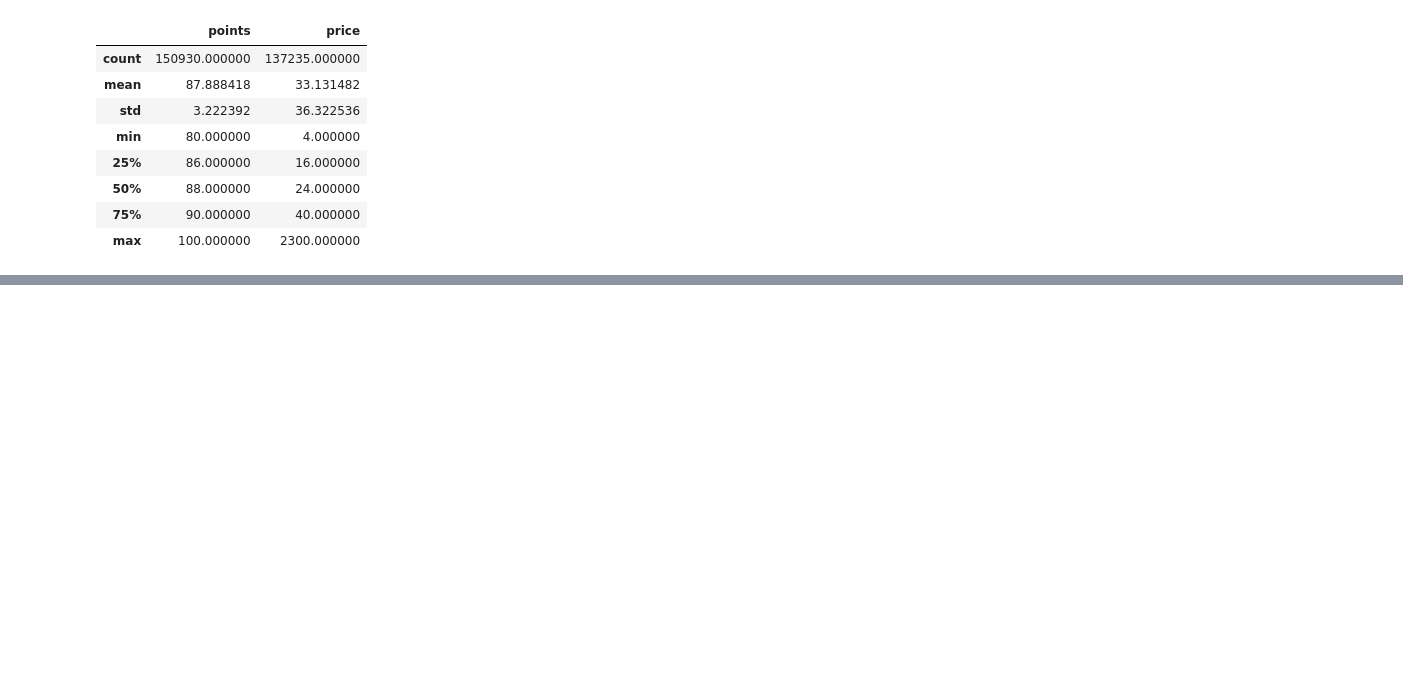
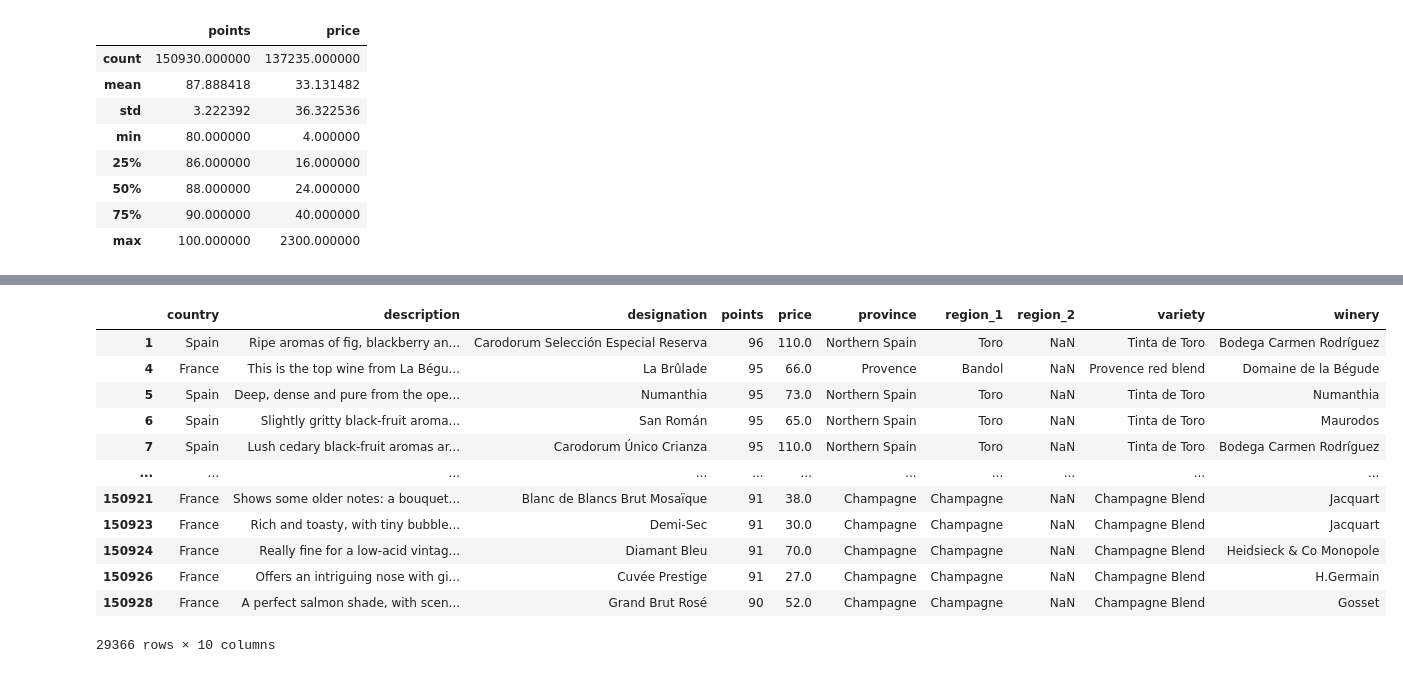
Before and after one commit to ayushyadav468/Pandas, a Jupyter notebook: Pandas Introduction.ipynb, the cells around one changed output, grey strips where cells are left out. Cells and saved outputs as stored; diff of their text form; code cells hidden in the pictures; blank space fills up the shorter version.

```diff
--- a/Pandas Introduction.ipynb
+++ b/Pandas Introduction.ipynb
@@ -87,0 +242,17 @@ data.describe()
+# %%
+# .isin attribute
+data.loc[data['country'].isin(['Spain', 'France'])]
+# %% [output]
+|  | country | description | designation | points | price | province | region_1 | region_2 | variety | winery |
+| 1 | Spain | Ripe aromas of fig, blackberry an... | Carodorum Selección Especial Reserva | 96 | 110.0 | Northern Spain | Toro | NaN | Tinta de Toro | Bodega Carmen Rodríguez |
+| 4 | France | This is the top wine from La Bégu... | La Brûlade | 95 | 66.0 | Provence | Bandol | NaN | Provence red blend | Domaine de la Bégude |
+| 5 | Spain | Deep, dense and pure from the ope... | Numanthia | 95 | 73.0 | Northern Spain | Toro | NaN | Tinta de Toro | Numanthia |
+| 6 | Spain | Slightly gritty black-fruit aroma... | San Román | 95 | 65.0 | Northern Spain | Toro | NaN | Tinta de Toro | Maurodos |
+| 7 | Spain | Lush cedary black-fruit aromas ar... | Carodorum Único Crianza | 95 | 110.0 | Northern Spain | Toro | NaN | Tinta de Toro | Bodega Carmen Rodríguez |
+| ... | ... | ... | ... | ... | ... | ... | ... | ... | ... | ... |
+| 150921 | France | Shows some older notes: a bouquet... | Blanc de Blancs Brut Mosaïque | 91 | 38.0 | Champagne | Champagne | NaN | Champagne Blend | Jacquart |
+| 150923 | France | Rich and toasty, with tiny bubble... | Demi-Sec | 91 | 30.0 | Champagne | Champagne | NaN | Champagne Blend | Jacquart |
+| 150924 | France | Really fine for a low-acid vintag... | Diamant Bleu | 91 | 70.0 | Champagne | Champagne | NaN | Champagne Blend | Heidsieck & Co Monopole |
+| 150926 | France | Offers an intriguing nose with gi... | Cuvée Prestige | 91 | 27.0 | Champagne | Champagne | NaN | Champagne Blend | H.Germain |
+| 150928 | France | A perfect salmon shade, with scen... | Grand Brut Rosé | 90 | 52.0 | Champagne | Champagne | NaN | Champagne Blend | Gosset |
+29366 rows × 10 columns
```
Also changed, not shown: parts of 13 cells of this notebook.
